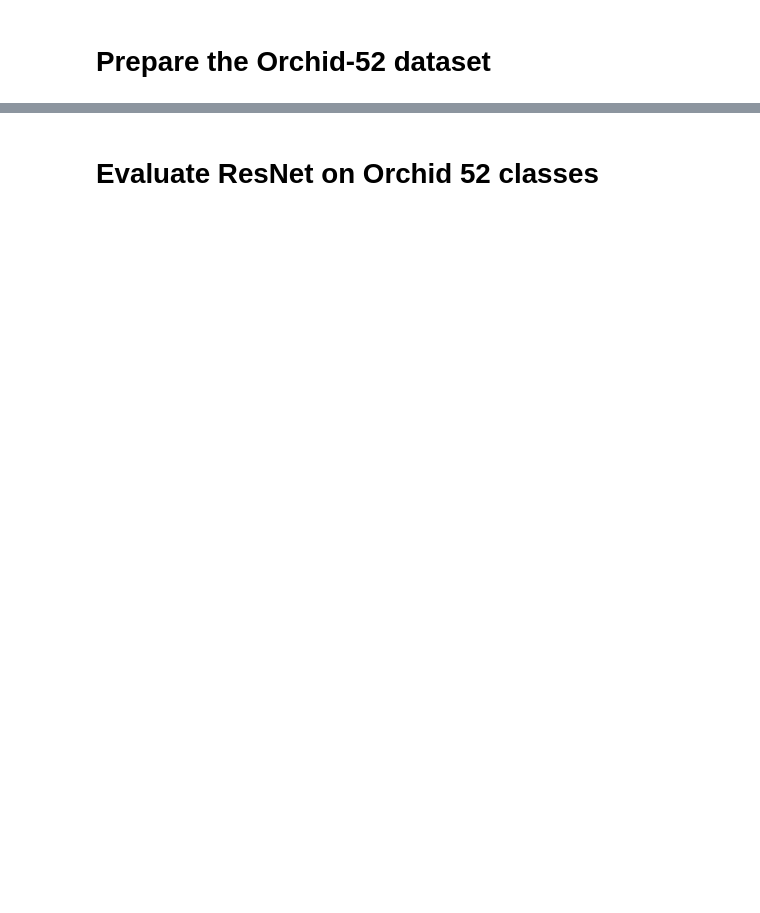
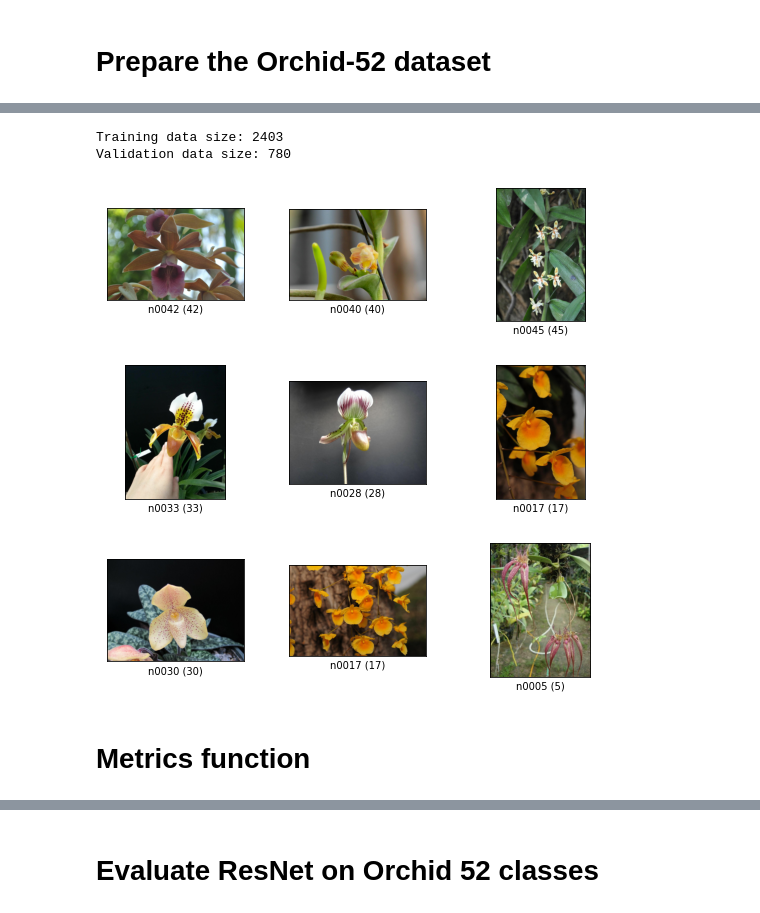
Before and after one commit to romanak/deep-learning, a Jupyter notebook: resnet-densenet/evaluate-metrics.ipynb, the cells around one changed output, grey strips where cells are left out. Saved outputs shown, nothing was run; the diff lists cells and outputs as text; code cells hidden in the pictures; blank space fills up the shorter version.

Commit message:
updated valuation metrics

```diff
--- a/resnet-densenet/evaluate-metrics.ipynb
+++ b/resnet-densenet/evaluate-metrics.ipynb
@@ -27,2 +29,38 @@ Enabling notebook extension jupyter-js-widgets/extension...
+# %%
+def process_image(example):
+    image, label = example['image'], example['label']
+    # Normalize images to have a mean of 0 and standard deviation of 1
+    image = tf.image.per_image_standardization(image)
+    # Resize images to 224x224
+    image = tf.image.resize(image, (224,224))
+    return image, label
+
+def build_dataset(path):
+    builder = tfds.folder_dataset.ImageFolder(path)
+    # print(builder.info)
+
+    train_ds = builder.as_dataset(split='train', shuffle_files=True)
+    valid_ds = builder.as_dataset(split='valid', shuffle_files=False)
+
+
+    train_ds_size = tf.data.experimental.cardinality(train_ds).numpy()
+    valid_ds_size = tf.data.experimental.cardinality(valid_ds).numpy()
+
+    print("Training data size:", train_ds_size)
+    print("Validation data size:", valid_ds_size)
+    tfds.show_examples(train_ds, builder.info)
+
+    BATCH_SIZE = 32
+    train_ds = (train_ds
+                      .map(process_image)
+                      .shuffle(buffer_size=train_ds_size)
+                      .batch(batch_size=BATCH_SIZE, drop_remainder=True))
+
+    valid_ds = (valid_ds
+                      .map(process_image)
+                      .batch(batch_size=BATCH_SIZE, drop_remainder=False))
+
+
+    return (train_ds, valid_ds)
 # %% [markdown]
 # Prepare the Orchid-52 dataset
@@ -184,0 +67,8 @@ Best weights trained model, accuracy: 90.00%
+# %%
+train_ds, valid_ds = build_dataset('orchid/')
+# %% [output]
+Training data size: 2403
+Validation data size: 780
+[figure, added]
+# %% [markdown]
+# Metrics function
```
Also changed, not shown: parts of 66 cells of this notebook.
